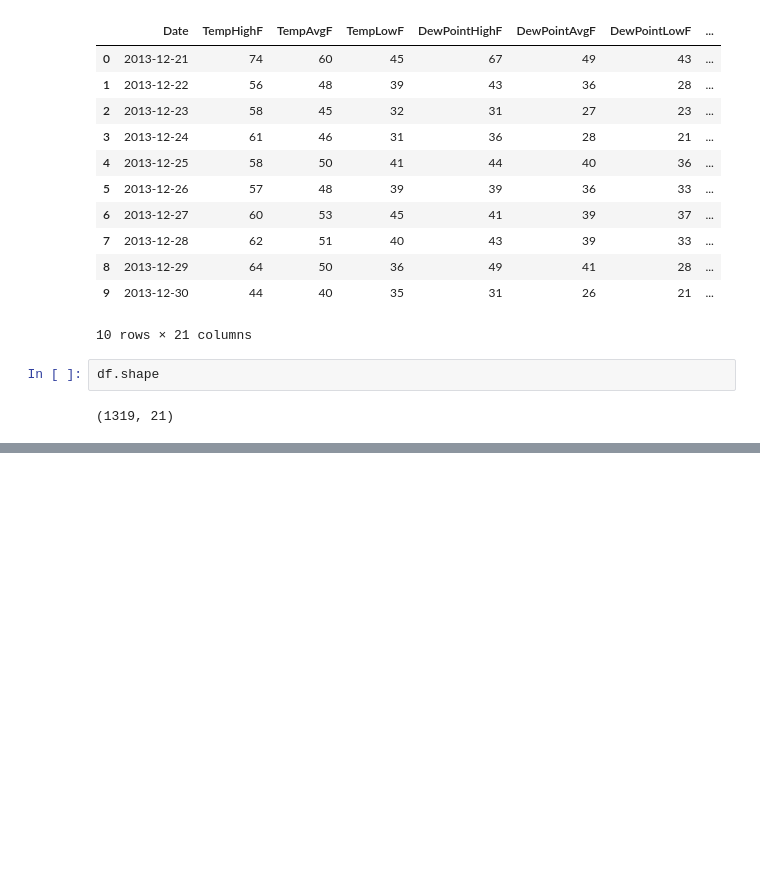
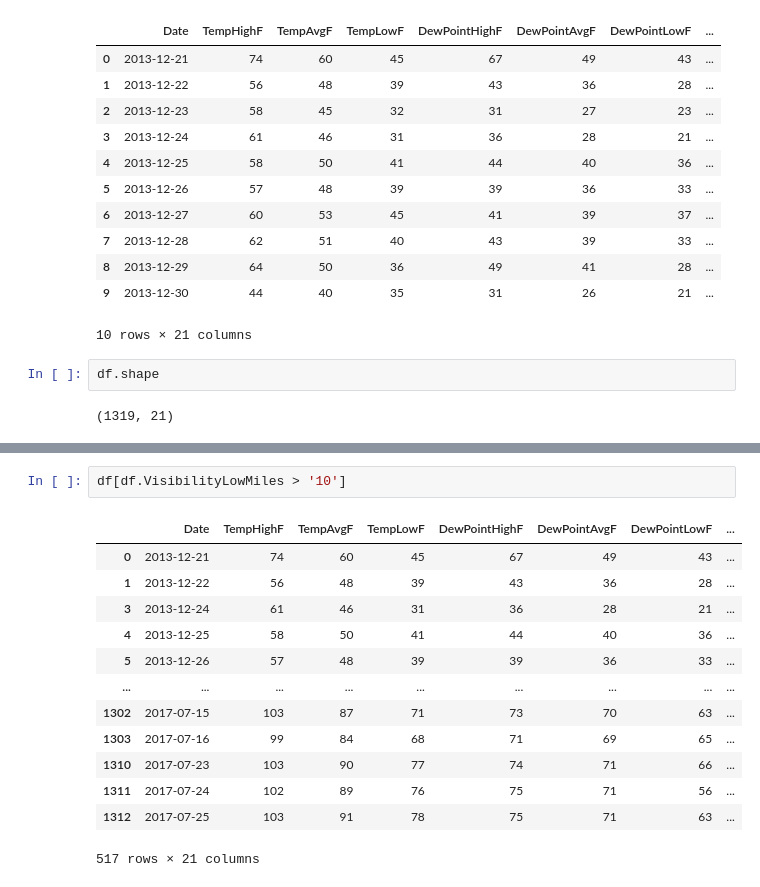
Before and after one commit to sunwenliang14/credit-card-risk, a Jupyter notebook: credit-risk-analysis.ipynb, the cells around one changed output, grey strips where cells are left out. Drawn from its saved outputs; the diff is of its cells as text; blank space fills up the shorter version.

```diff
--- a/credit-risk-analysis.ipynb
+++ b/credit-risk-analysis.ipynb
@@ -609,0 +625,16 @@ df.shape
+# %%
+df[df.VisibilityLowMiles > '10']
+# %% [output]
+|  | Date | TempHighF | TempAvgF | TempLowF | DewPointHighF | DewPointAvgF | DewPointLowF | ... |
+| 0 | 2013-12-21 | 74 | 60 | 45 | 67 | 49 | 43 | ... |
+| 1 | 2013-12-22 | 56 | 48 | 39 | 43 | 36 | 28 | ... |
+| 3 | 2013-12-24 | 61 | 46 | 31 | 36 | 28 | 21 | ... |
+| 4 | 2013-12-25 | 58 | 50 | 41 | 44 | 40 | 36 | ... |
+| 5 | 2013-12-26 | 57 | 48 | 39 | 39 | 36 | 33 | ... |
+| ... | ... | ... | ... | ... | ... | ... | ... | ... |
+| 1302 | 2017-07-15 | 103 | 87 | 71 | 73 | 70 | 63 | ... |
+| 1303 | 2017-07-16 | 99 | 84 | 68 | 71 | 69 | 65 | ... |
+| 1310 | 2017-07-23 | 103 | 90 | 77 | 74 | 71 | 66 | ... |
+| 1311 | 2017-07-24 | 102 | 89 | 76 | 75 | 71 | 56 | ... |
+| 1312 | 2017-07-25 | 103 | 91 | 78 | 75 | 71 | 63 | ... |
+517 rows × 21 columns
```
Also changed, not shown: parts of 1 cell of this notebook.
